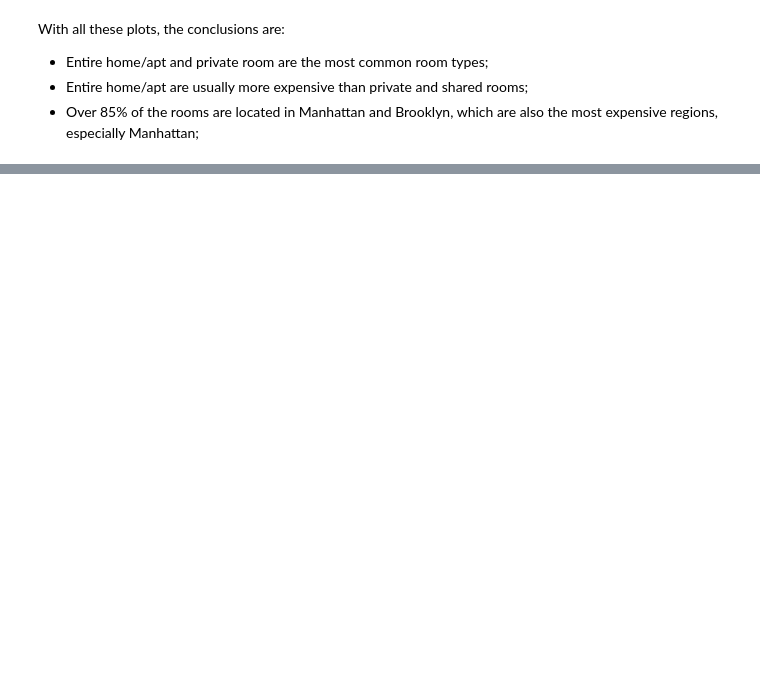
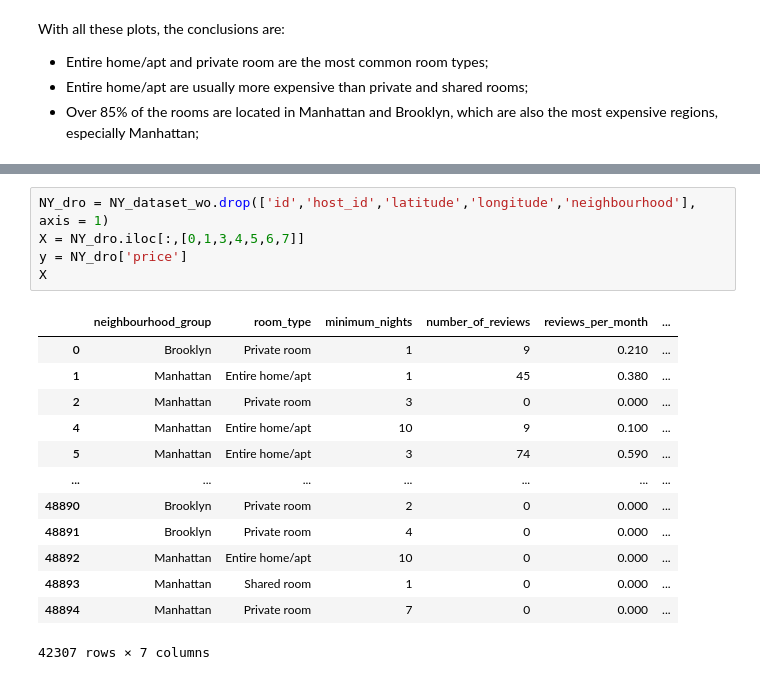
Before and after one commit to AlessandroSignoretto/Programming_project, a Jupyter notebook: Programming_project_pc.ipynb, the cells around one changed output, grey strips where cells are left out. Saved outputs shown, nothing was run; the diff lists cells and outputs as text; blank space fills up the shorter version.

```diff
--- a/Programming_project_pc.ipynb
+++ b/Programming_project_pc.ipynb
@@ -382,0 +427,19 @@ With all these plots, the conclusions are:
+# %%
+NY_dro = NY_dataset_wo.drop(['id','host_id','latitude','longitude','neighbourhood'], axis = 1)
+X = NY_dro.iloc[:,[0,1,3,4,5,6,7]]
+y = NY_dro['price']
+X
+# %% [output]
+|  | neighbourhood_group | room_type | minimum_nights | number_of_reviews | reviews_per_month | ... |
+| 0 | Brooklyn | Private room | 1 | 9 | 0.210 | ... |
+| 1 | Manhattan | Entire home/apt | 1 | 45 | 0.380 | ... |
+| 2 | Manhattan | Private room | 3 | 0 | 0.000 | ... |
+| 4 | Manhattan | Entire home/apt | 10 | 9 | 0.100 | ... |
+| 5 | Manhattan | Entire home/apt | 3 | 74 | 0.590 | ... |
+| ... | ... | ... | ... | ... | ... | ... |
+| 48890 | Brooklyn | Private room | 2 | 0 | 0.000 | ... |
+| 48891 | Brooklyn | Private room | 4 | 0 | 0.000 | ... |
+| 48892 | Manhattan | Entire home/apt | 10 | 0 | 0.000 | ... |
+| 48893 | Manhattan | Shared room | 1 | 0 | 0.000 | ... |
+| 48894 | Manhattan | Private room | 7 | 0 | 0.000 | ... |
+42307 rows × 7 columns
```
Also changed, not shown: parts of 10 cells of this notebook.
